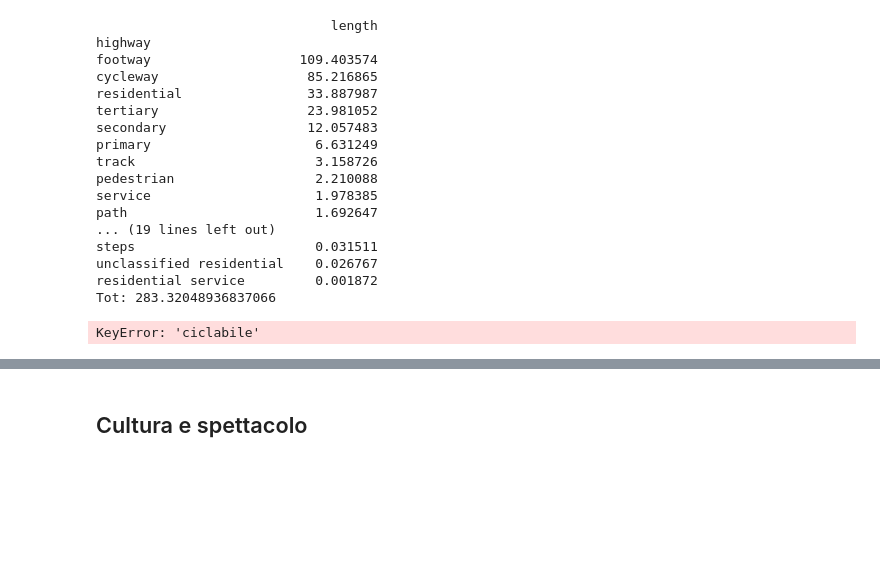
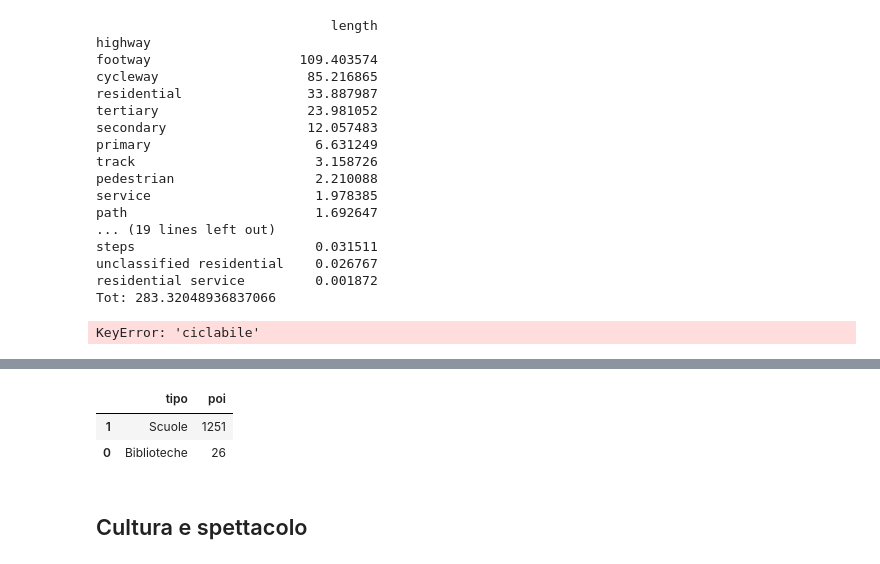
Before and after one commit to MattoMatteo/Progetto-Bike, a Jupyter notebook: Scripts/Analisi.ipynb, the cells around one changed output, grey strips where cells are left out. Cells and saved outputs as stored; diff of their text form; code cells hidden in the pictures; blank space fills up the shorter version.

```diff
--- a/Scripts/Analisi.ipynb
+++ b/Scripts/Analisi.ipynb
@@ -406,3 +437,12 @@ KeyError: 'ciclabile'
+# %%
+gdf_analisi_istruzione = gdf_analisi_istruzione[gdf_analisi_istruzione["tipo"] != "Strade_ciclabili"]
+gdf_analisi_istruzione_raggruppato = gdf_analisi_istruzione.groupby("tipo").agg({
+    "poi": "sum"}).reset_index().sort_values(["poi"], ascending=[False])
+gdf_analisi_istruzione_raggruppato
+# %% [output]
+|  | tipo | poi |
+| 1 | Scuole | 1251 |
+| 0 | Biblioteche | 26 |
 # %% [markdown]
 ## Cultura e spettacolo
 # %% [markdown]
```
Also changed, not shown: parts of 13 cells of this notebook.
